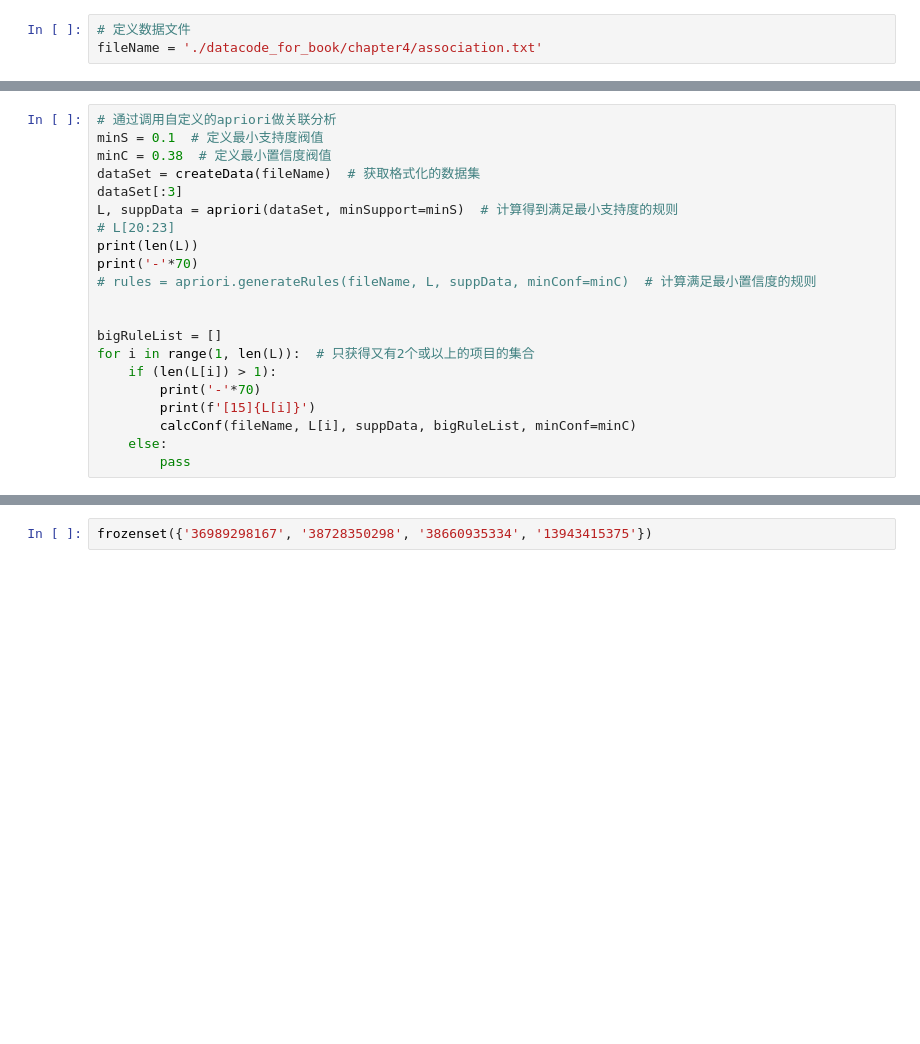
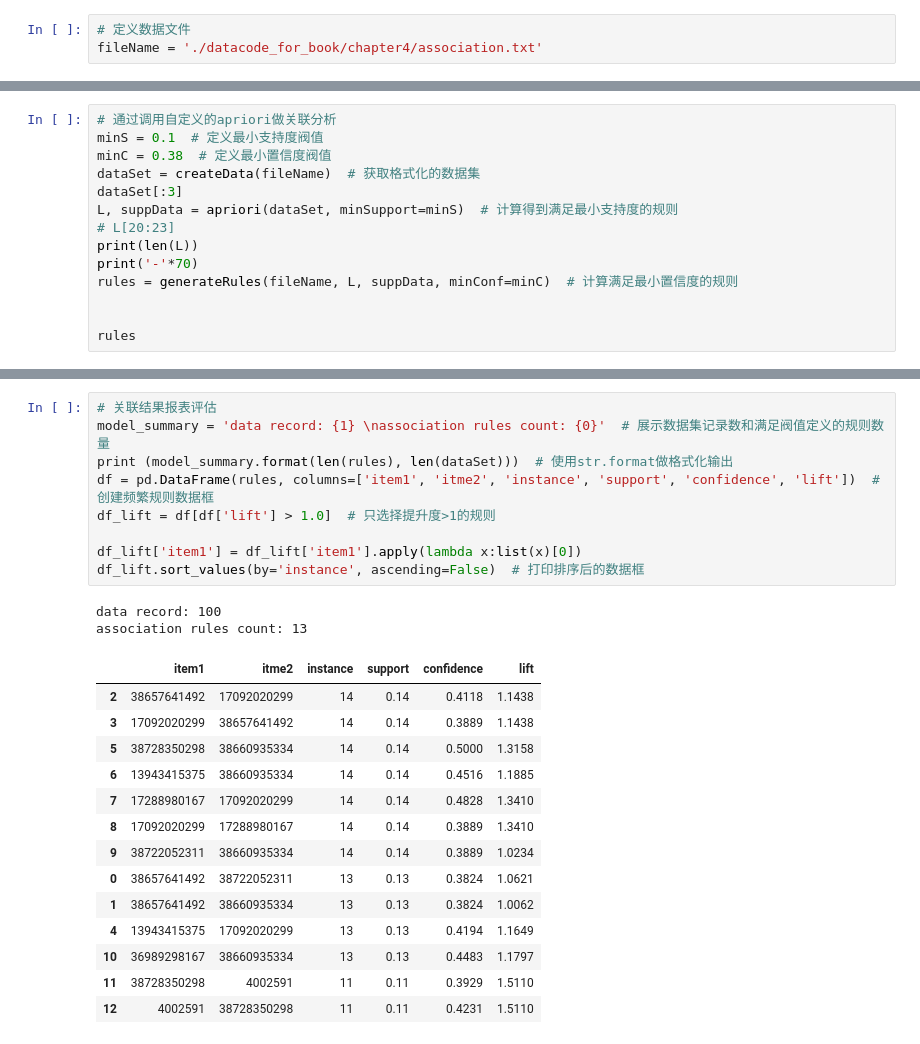
Before and after one commit to longfengpili/Data-Analysis-and-Data-Operation-with-python, a Jupyter notebook: chapter4跳过数据分析和挖掘的大坑.ipynb, the cells around one changed output, grey strips where cells are left out. Drawn from its saved outputs; the diff is of its cells as text; blank space fills up the shorter version.

Commit message:
apriori

```diff
--- a/chapter4跳过数据分析和挖掘的大坑.ipynb
+++ b/chapter4跳过数据分析和挖掘的大坑.ipynb
@@ -558,17 +543,10 @@ L, suppData = apriori(dataSet, minSupport=minS)  # 计算得到满足最小支
 # L[20:23]
 print(len(L))
 print('-'*70)
-# rules = apriori.generateRules(fileName, L, suppData, minConf=minC)  # 计算满足最小置信度的规则
+rules = generateRules(fileName, L, suppData, minConf=minC)  # 计算满足最小置信度的规则
 
 
-bigRuleList = []
-for i in range(1, len(L)):  # 只获得又有2个或以上的项目的集合
-    if (len(L[i]) > 1):
-        print('-'*70)
-        print(f'[15]{L[i]}')
-        calcConf(fileName, L[i], suppData, bigRuleList, minConf=minC)
-    else:
-        pass
+rules
 # %% [output]
 [['17092020299', '38660935334', '10939241167', '19957944783', '4002591'],
  ['38728350298', '17288980167', '14375520337', '4002591', '19957944783'],
@@ -593,2 +569,26 @@ frozenset({'17092020299'})
-# %%
-frozenset({'36989298167', '38728350298', '38660935334', '13943415375'})
+# %%
+# 关联结果报表评估
+model_summary = 'data record: {1} \nassociation rules count: {0}'  # 展示数据集记录数和满足阀值定义的规则数量
+print (model_summary.format(len(rules), len(dataSet)))  # 使用str.format做格式化输出
+df = pd.DataFrame(rules, columns=['item1', 'itme2', 'instance', 'support', 'confidence', 'lift'])  # 创建频繁规则数据框
+df_lift = df[df['lift'] > 1.0]  # 只选择提升度>1的规则
+
+df_lift['item1'] = df_lift['item1'].apply(lambda x:list(x)[0])
+df_lift.sort_values(by='instance', ascending=False)  # 打印排序后的数据框
+# %% [output]
+data record: 100
+association rules count: 13
+|  | item1 | itme2 | instance | support | confidence | lift |
+| 2 | 38657641492 | 17092020299 | 14 | 0.14 | 0.4118 | 1.1438 |
+| 3 | 17092020299 | 38657641492 | 14 | 0.14 | 0.3889 | 1.1438 |
+| 5 | 38728350298 | 38660935334 | 14 | 0.14 | 0.5000 | 1.3158 |
+| 6 | 13943415375 | 38660935334 | 14 | 0.14 | 0.4516 | 1.1885 |
+| 7 | 17288980167 | 17092020299 | 14 | 0.14 | 0.4828 | 1.3410 |
+| 8 | 17092020299 | 17288980167 | 14 | 0.14 | 0.3889 | 1.3410 |
+| 9 | 38722052311 | 38660935334 | 14 | 0.14 | 0.3889 | 1.0234 |
+| 0 | 38657641492 | 38722052311 | 13 | 0.13 | 0.3824 | 1.0621 |
+| 1 | 38657641492 | 38660935334 | 13 | 0.13 | 0.3824 | 1.0062 |
+| 4 | 13943415375 | 17092020299 | 13 | 0.13 | 0.4194 | 1.1649 |
+| 10 | 36989298167 | 38660935334 | 13 | 0.13 | 0.4483 | 1.1797 |
+| 11 | 38728350298 | 4002591 | 11 | 0.11 | 0.3929 | 1.5110 |
+| 12 | 4002591 | 38728350298 | 11 | 0.11 | 0.4231 | 1.5110 |
```
Also changed, not shown: parts of 3 cells of this notebook, 2 other files.
